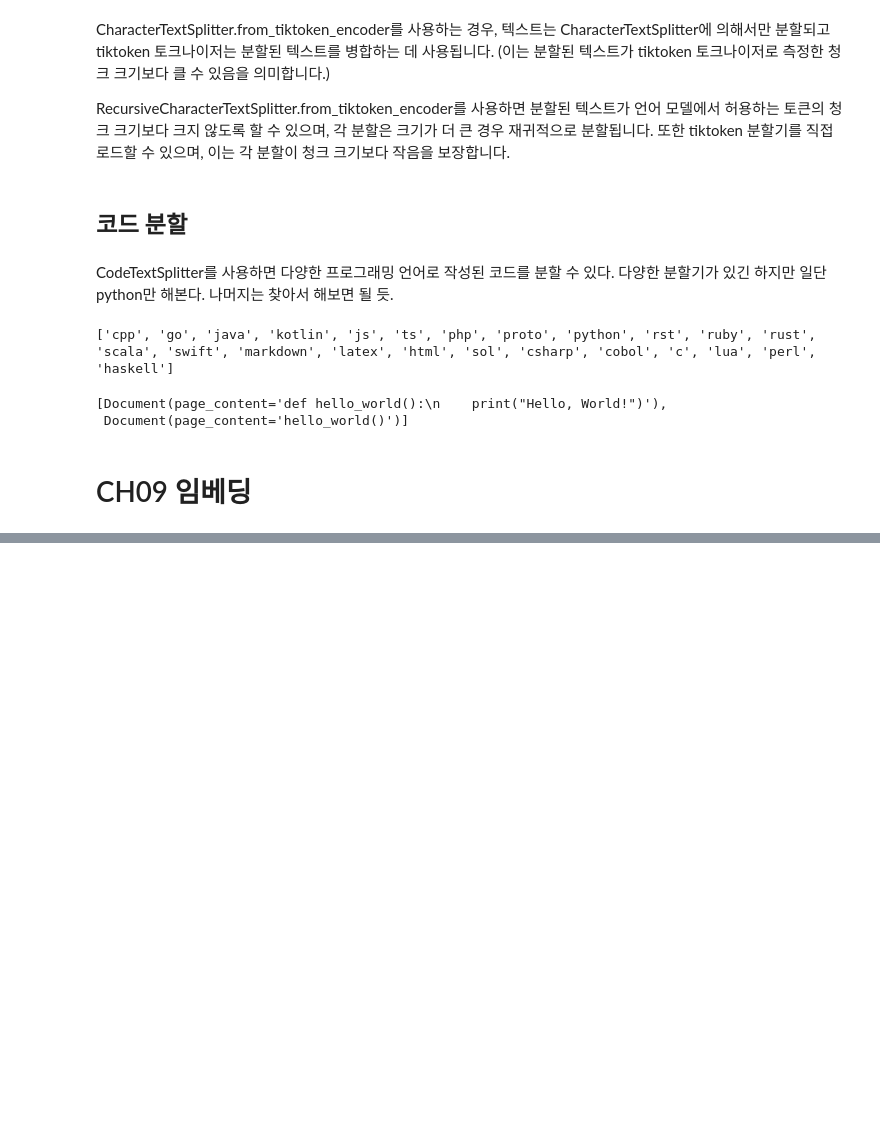
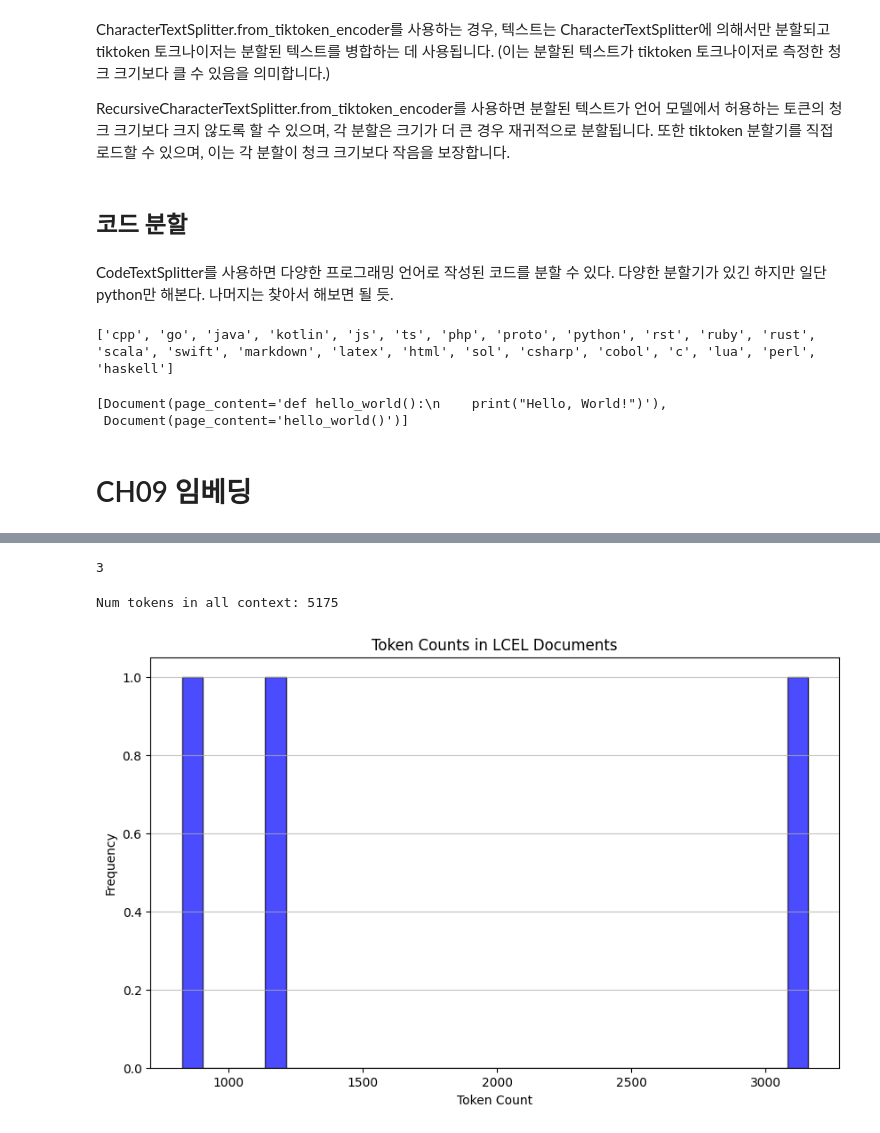
Before and after one commit to bluebird702/study, a Jupyter notebook: langchain_study.ipynb, the cells around one changed output, grey strips where cells are left out. Drawn from its saved outputs; the diff is of its cells as text; code cells hidden in the pictures; blank space fills up the shorter version.

```diff
--- a/langchain_study.ipynb
+++ b/langchain_study.ipynb
@@ -912,0 +1281,77 @@ python_docs
+# %%
+from langchain_community.document_loaders.recursive_url_loader import RecursiveUrlLoader
+from bs4 import BeautifulSoup as Soup
+import tiktoken
+import matplotlib.pyplot as plt
+
+
+def num_tokens_from_string(string: str, encoding_name: str) -> int:
+    # 주어진 문자열에서 토큰의 개수를 반환합니다.
+    encoding = tiktoken.get_encoding(encoding_name)
+    num_tokens = len(encoding.encode(string))
+    return num_tokens
+
+
+# LCEL 문서 로드
+url = "https://python.langchain.com/docs/expression_language/"
+loader = RecursiveUrlLoader(
+    url=url,
+    max_depth=20,
+    extractor=lambda x: Soup(x, "html.parser").text
+)
+docs = loader.load()
+print(len(docs))
+
+# PydanticOutputParser를 사용한 LCEL 문서 로드 (기본 LCEL 문서 외부)
+url = "https://python.langchain.com/docs/modules/model_io/output_parsers/quick_start"
+loader = RecursiveUrlLoader(
+    url=url,
+    max_depth=1,
+    extractor=lambda x: Soup(x, "html.parser").text
+)
+docs_pydantic = loader.load()
+
+# Self Query를 사용한 LCEL 문서 로드 (기본 LCEL 문서 외부)
+url = "https://python.langchain.com/docs/modules/data_connection/retrievers/self_query/"
+loader = RecursiveUrlLoader(
+    url=url,
+    max_depth=1,
+    extractor=lambda x: Soup(x, "html.parser").text
+)
+docs_sq = loader.load()
+
+# 문서 텍스트
+docs.extend([*docs_pydantic, *docs_sq])
+docs_texts = [d.page_content for d in docs]
+
+# 각 문서에 대한 토큰 수 계산
+counts = [num_tokens_from_string(d, "cl100k_base") for d in docs_texts]
+display(len(docs))
+
+# 토큰 수의 히스토그램을 그립니다.
+plt.figure(figsize=(10, 6))
+plt.hist(counts, bins=30, color="blue", edgecolor="black", alpha=0.7)
+plt.title("Token Counts in LCEL Documents")
+plt.xlabel("Token Count")
+plt.ylabel("Frequency")
+plt.grid(axis="y", alpha=0.75)
+
+# 히스토그램을 표시합니다.
+plt.show
+
+# 문서 텍스트를 연결합니다.
+# 문서를 출처 메타데이터 기준으로 정렬합니다.
+d_sorted = sorted(docs, key=lambda x: x.metadata["source"])
+d_reversed = list(reversed(d_sorted))  # 정렬된 문서를 역순으로 배열합니다.
+concatenated_content = "\n\n\n --- \n\n\n".join(
+    [
+        # 역순으로 배열된 문서의 내용을 연결합니다.
+        doc.page_content
+        for doc in d_reversed
+    ]
+)
+print(
+    "Num tokens in all context: %s"  # 모든 문맥에서의 토큰 수를 출력합니다.
+    % num_tokens_from_string(concatenated_content, "cl100k_base")
+)
+# %% [output]
@@ -912,0 +1359,3 @@ python_docs
+3
+Num tokens in all context: 5175
+[figure, added]
```
Also changed, not shown: parts of 32 cells of this notebook.
